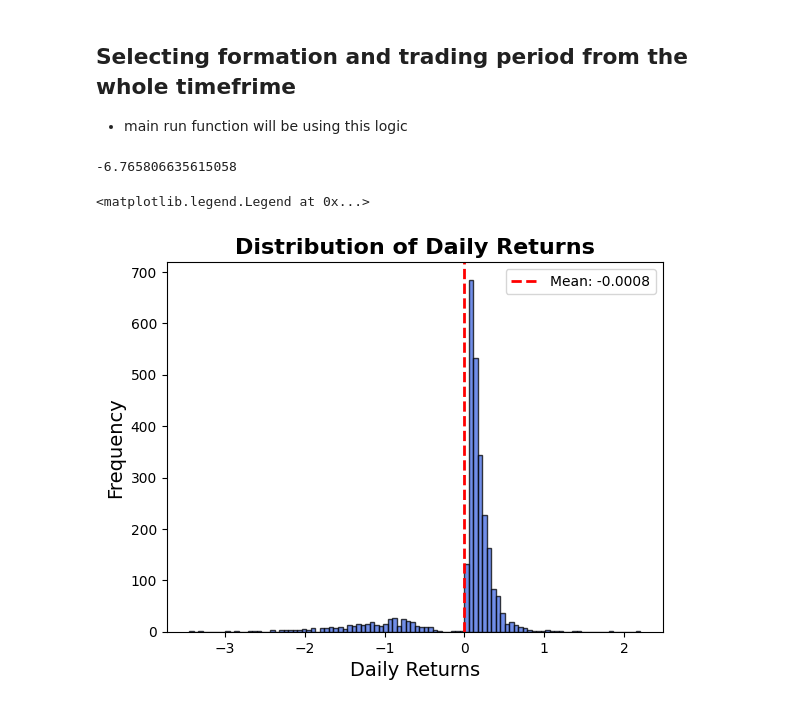
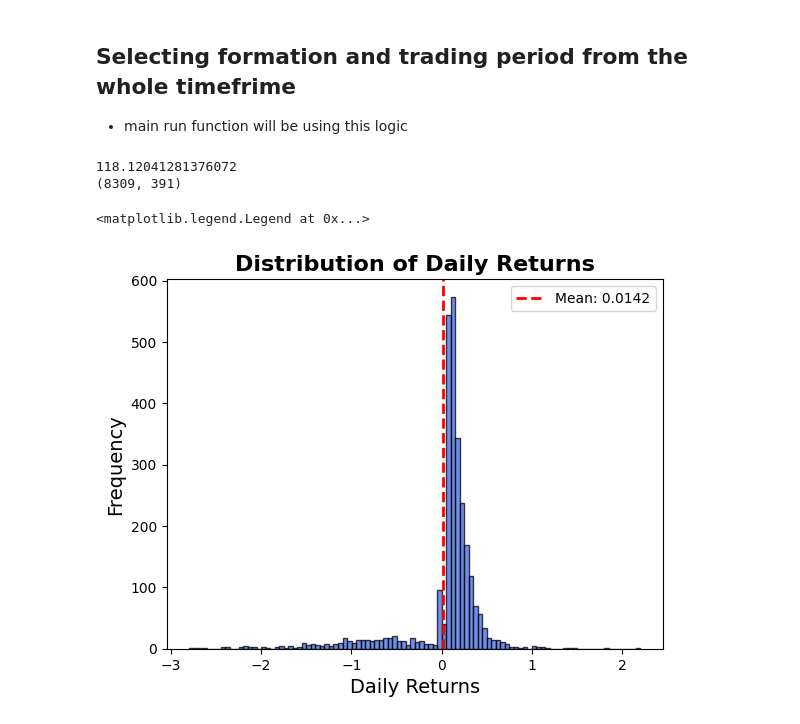
Before and after one commit to J4KU81409/master_thesis, a Jupyter notebook: run_cointegration_hossein.ipynb, the cells around one changed output. Cells and saved outputs as stored; diff of their text form; code cells hidden in the pictures.

```diff
--- a/run_cointegration_hossein.ipynb
+++ b/run_cointegration_hossein.ipynb
@@ -314,23 +328,25 @@ def run_strategy_hossein(stocks: pd.DataFrame):
 # %%
-backtest_result_1990_2025=pd.read_csv("C:/Users/adamt/OneDrive - Wirtschaftsuniversität Wien - IT-SERVICES/Desktop/masterThesis/test_files/backtestfrom1990to2025_result.csv")
+backtest_result_1990_2025=pd.read_csv("C:/Users/adamt/OneDrive - Wirtschaftsuniversität Wien - IT-SERVICES/Desktop/masterThesis/test_files/backtestfrom1990to2025_correct_result.csv", index_col = 0)
 
 # Daily returns of the 6 overlapping portfolios for the selected time frame.
 daily_returns = pd.DataFrame(backtest_result_1990_2025).sum(axis=1)
 daily_returns_hist = daily_returns[daily_returns !=0]
 
 print(sum(daily_returns))
-
+print(backtest_result_1990_2025.shape)
 plt.hist(daily_returns_hist, bins=100, color="royalblue", edgecolor="black", alpha=0.75)
 
 # Labels and title
 plt.xlabel("Daily Returns", fontsize=14)
 plt.ylabel("Frequency", fontsize=14)
 plt.title("Distribution of Daily Returns", fontsize=16, fontweight="bold")
 plt.axvline(daily_returns.mean(), color='red', linestyle='dashed', linewidth=2, label=f"Mean: {daily_returns.mean():.4f}")
 plt.legend()
+backtest_result_1990_2025
 # %% [output]
--6.765806635615058
+118.12041281376072
+(8309, 391)
 <matplotlib.legend.Legend at 0x...>
-[figure, old version]
+[figure, new version]
 # %%
 daily_returns_hist = daily_returns_hist[daily_returns_hist.index < "2025-01-01"]
```
Also changed, not shown: parts of 3 cells of this notebook, 3 other files.
